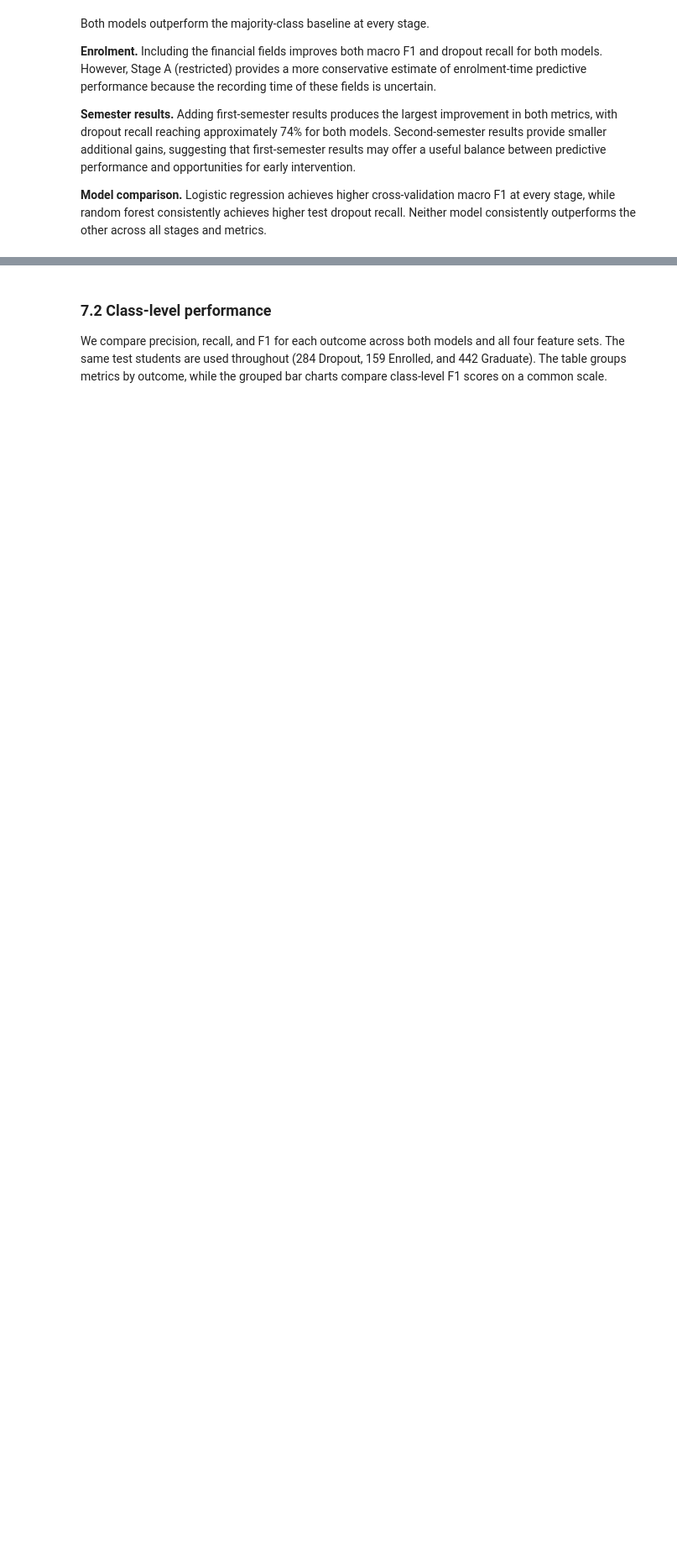
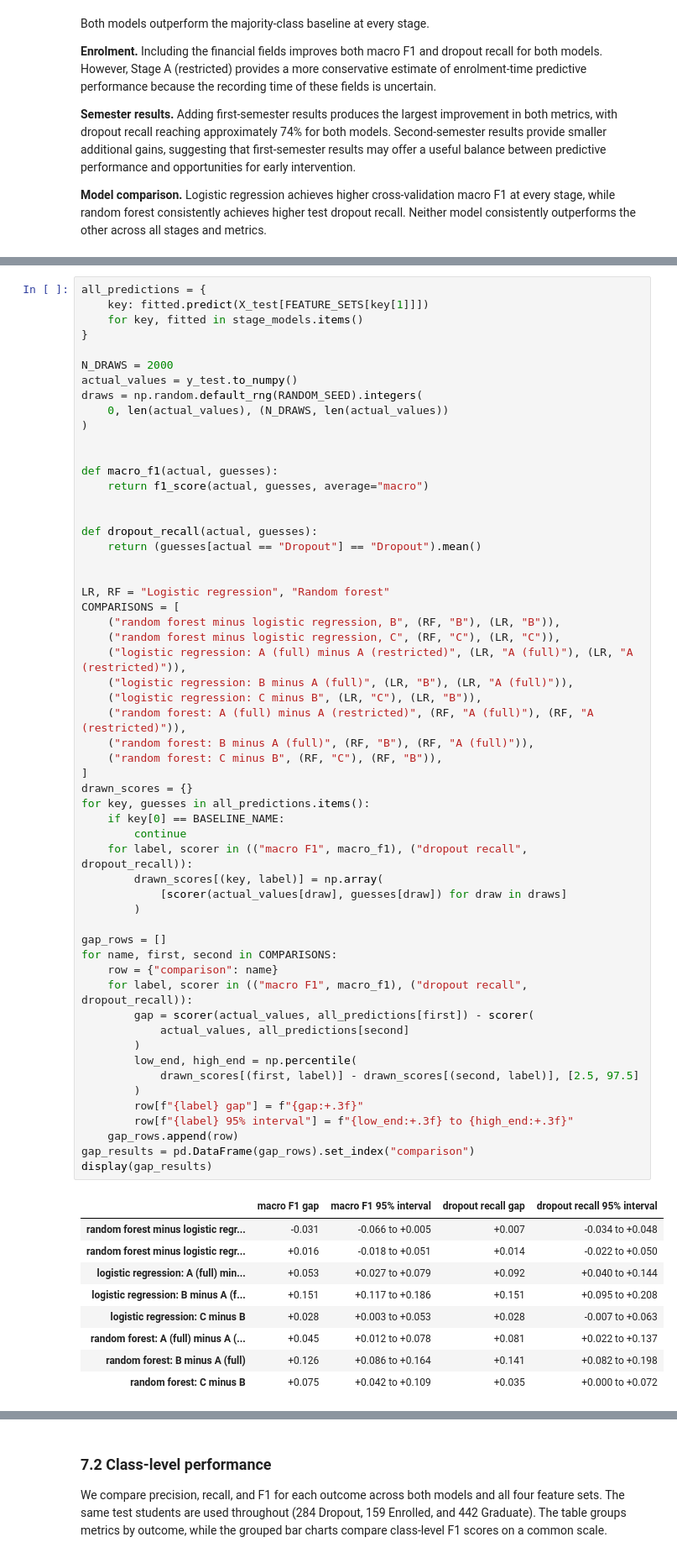
Before and after one commit to rohitt313/CIS-4020, a Jupyter notebook: CIS4020_Course_Project.ipynb, the cells around one changed output, grey strips where cells are left out. Shown at 84% size. Cells and saved outputs as stored; diff of their text form; blank space fills up the shorter version.

```diff
--- a/CIS4020_Course_Project.ipynb
+++ b/CIS4020_Course_Project.ipynb
@@ -1653,0 +1658,66 @@ Both models outperform the majority-class baseline at every stage.
+# %%
+all_predictions = {
+    key: fitted.predict(X_test[FEATURE_SETS[key[1]]])
+    for key, fitted in stage_models.items()
+}
+
+N_DRAWS = 2000
+actual_values = y_test.to_numpy()
+draws = np.random.default_rng(RANDOM_SEED).integers(
+    0, len(actual_values), (N_DRAWS, len(actual_values))
+)
+
+
+def macro_f1(actual, guesses):
+    return f1_score(actual, guesses, average="macro")
+
+
+def dropout_recall(actual, guesses):
+    return (guesses[actual == "Dropout"] == "Dropout").mean()
+
+
+LR, RF = "Logistic regression", "Random forest"
+COMPARISONS = [
+    ("random forest minus logistic regression, B", (RF, "B"), (LR, "B")),
+    ("random forest minus logistic regression, C", (RF, "C"), (LR, "C")),
+    ("logistic regression: A (full) minus A (restricted)", (LR, "A (full)"), (LR, "A (restricted)")),
+    ("logistic regression: B minus A (full)", (LR, "B"), (LR, "A (full)")),
+    ("logistic regression: C minus B", (LR, "C"), (LR, "B")),
+    ("random forest: A (full) minus A (restricted)", (RF, "A (full)"), (RF, "A (restricted)")),
+    ("random forest: B minus A (full)", (RF, "B"), (RF, "A (full)")),
+    ("random forest: C minus B", (RF, "C"), (RF, "B")),
+]
+drawn_scores = {}
+for key, guesses in all_predictions.items():
+    if key[0] == BASELINE_NAME:
+        continue
+    for label, scorer in (("macro F1", macro_f1), ("dropout recall", dropout_recall)):
+        drawn_scores[(key, label)] = np.array(
+            [scorer(actual_values[draw], guesses[draw]) for draw in draws]
+        )
+
+gap_rows = []
+for name, first, second in COMPARISONS:
+    row = {"comparison": name}
+    for label, scorer in (("macro F1", macro_f1), ("dropout recall", dropout_recall)):
+        gap = scorer(actual_values, all_predictions[first]) - scorer(
+            actual_values, all_predictions[second]
+        )
+        low_end, high_end = np.percentile(
+            drawn_scores[(first, label)] - drawn_scores[(second, label)], [2.5, 97.5]
+        )
+        row[f"{label} gap"] = f"{gap:+.3f}"
+        row[f"{label} 95% interval"] = f"{low_end:+.3f} to {high_end:+.3f}"
+    gap_rows.append(row)
+gap_results = pd.DataFrame(gap_rows).set_index("comparison")
+display(gap_results)
+# %% [output]
+|  | macro F1 gap | macro F1 95% interval | dropout recall gap | dropout recall 95% interval |
+| random forest minus logistic regr... | -0.031 | -0.066 to +0.005 | +0.007 | -0.034 to +0.048 |
+| random forest minus logistic regr... | +0.016 | -0.018 to +0.051 | +0.014 | -0.022 to +0.050 |
+| logistic regression: A (full) min... | +0.053 | +0.027 to +0.079 | +0.092 | +0.040 to +0.144 |
+| logistic regression: B minus A (f... | +0.151 | +0.117 to +0.186 | +0.151 | +0.095 to +0.208 |
+| logistic regression: C minus B | +0.028 | +0.003 to +0.053 | +0.028 | -0.007 to +0.063 |
+| random forest: A (full) minus A (... | +0.045 | +0.012 to +0.078 | +0.081 | +0.022 to +0.137 |
+| random forest: B minus A (full) | +0.126 | +0.086 to +0.164 | +0.141 | +0.082 to +0.198 |
+| random forest: C minus B | +0.075 | +0.042 to +0.109 | +0.035 | +0.000 to +0.072 |
```
Also changed, not shown: parts of 27 cells of this notebook.
